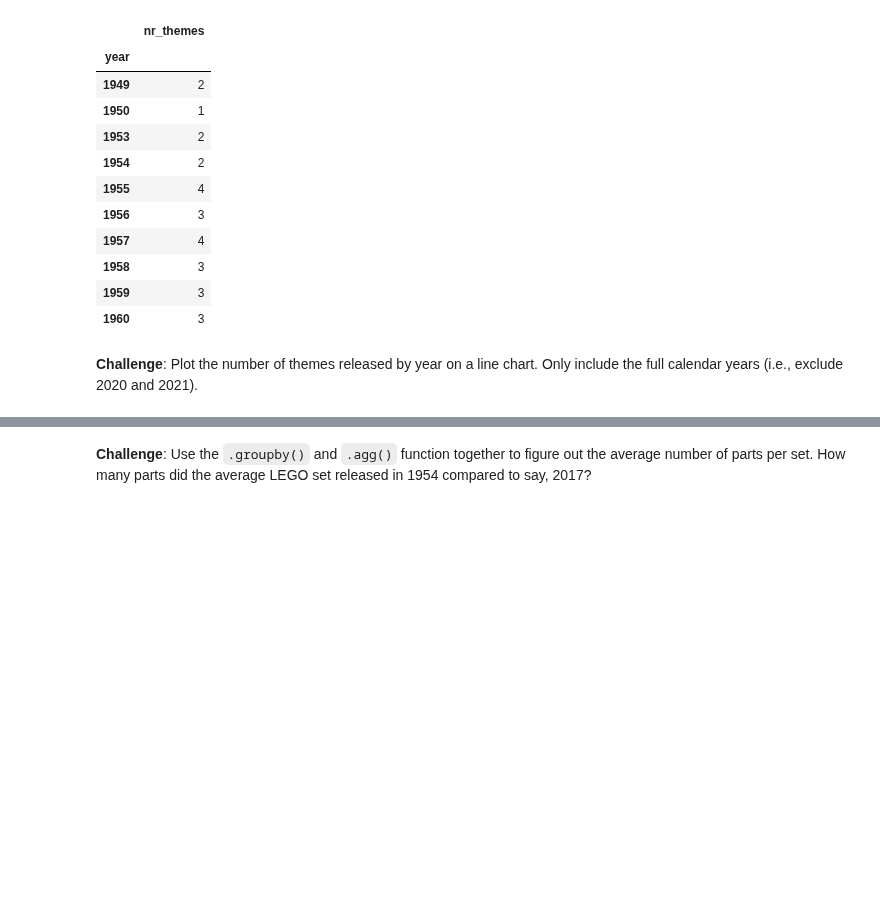
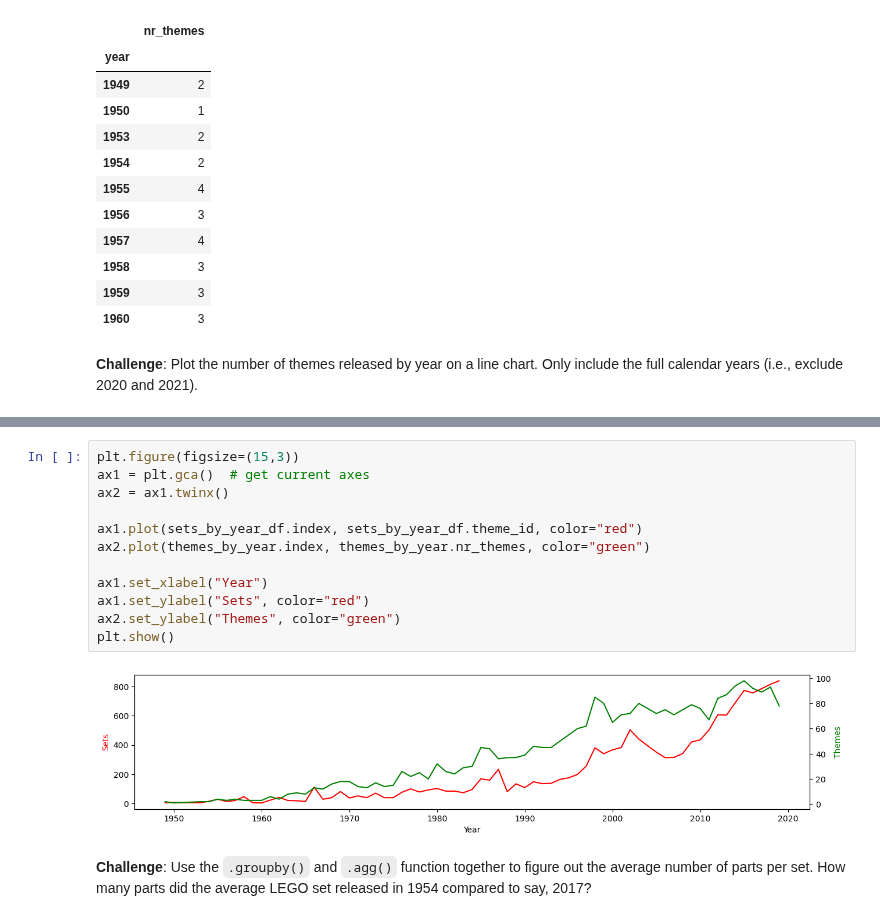
Before and after one commit to goltaraya/lego-data-analysis, a Jupyter notebook: Lego_Analysis_for_Course_(start).ipynb, the cells around one changed output, grey strips where cells are left out. Drawn from its saved outputs; the diff is of its cells as text; blank space fills up the shorter version.

```diff
--- a/Lego_Analysis_for_Course_(start).ipynb
+++ b/Lego_Analysis_for_Course_(start).ipynb
@@ -200,3 +200,17 @@ plt.show()
+# %%
+plt.figure(figsize=(15,3))
+ax1 = plt.gca()  # get current axes
+ax2 = ax1.twinx()
+
+ax1.plot(sets_by_year_df.index, sets_by_year_df.theme_id, color="red")
+ax2.plot(themes_by_year.index, themes_by_year.nr_themes, color="green")
+
+ax1.set_xlabel("Year")
+ax1.set_ylabel("Sets", color="red")
+ax2.set_ylabel("Themes", color="green")
+plt.show()
+# %% [output]
+[figure, added]
 # %% [markdown]
 **Challenge**: Use the <code>.groupby()</code> and <code>.agg()</code> function together to figure out the average number of parts per set. How many parts did the average LEGO set released in 1954 compared to say, 2017?
 # %% [markdown]
```
Also changed, not shown: parts of 2 cells of this notebook.
